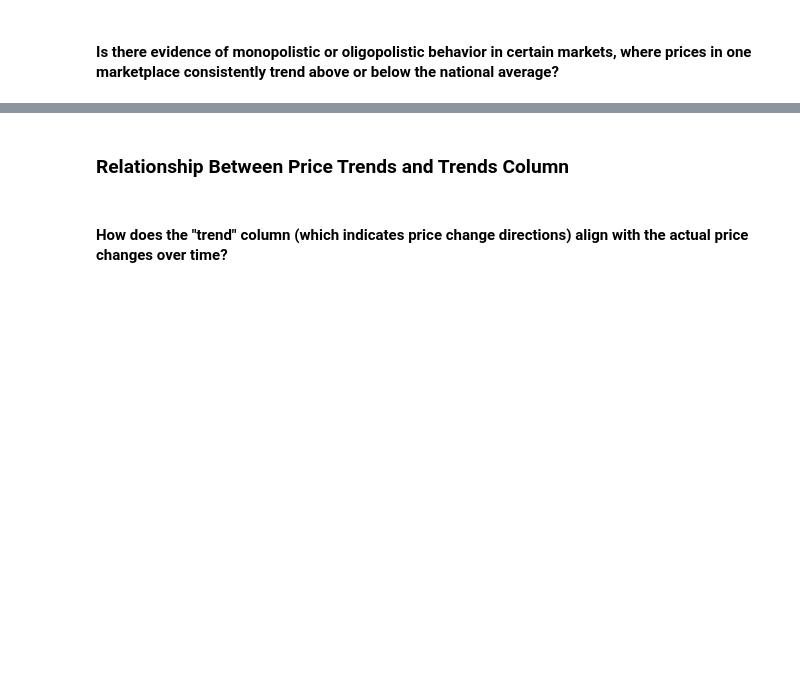
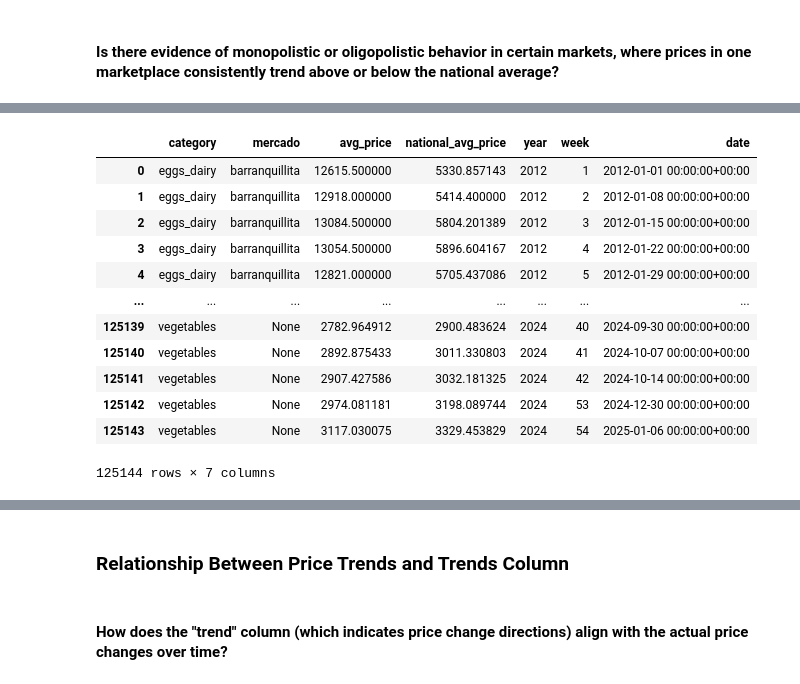
Before and after one commit to sebmatecho/sipsa_tracker, a Jupyter notebook: notebooks/EDA.ipynb, the cells around one changed output, grey strips where cells are left out. Saved outputs shown, nothing was run; the diff lists cells and outputs as text; code cells hidden in the pictures; blank space fills up the shorter version.

```diff
--- a/notebooks/EDA.ipynb
+++ b/notebooks/EDA.ipynb
@@ -1511,0 +1401,47 @@ plt.show()
+# %%
+query = """
+WITH category_avg AS (
+    SELECT
+        cn.english_category AS category,
+        AVG(pp.precio_medio) AS national_avg_price,
+        pp.anho AS year,
+        pp.semana_no AS week,
+        date_trunc('year', to_date(anho::text, 'YYYY')) + interval '1 week' * (semana_no - 1) AS date
+    FROM product_prices pp
+    LEFT JOIN category_names cn ON pp.categoria = cn.spanish_category
+    GROUP BY cn.english_category, pp.anho, pp.semana_no
+)
+SELECT
+    cn.english_category AS category,
+    pp.mercado,
+    AVG(pp.precio_medio) AS avg_price,
+    ca.national_avg_price,
+    pp.anho AS year,
+    pp.semana_no AS week,
+    date_trunc('year', to_date(anho::text, 'YYYY')) + interval '1 week' * (semana_no - 1) AS date
+FROM product_prices pp
+LEFT JOIN category_names cn ON pp.categoria = cn.spanish_category
+JOIN category_avg ca ON cn.english_category = ca.category AND pp.anho = ca.year AND pp.semana_no = ca.week
+GROUP BY cn.english_category, pp.mercado, ca.national_avg_price, pp.anho, pp.semana_no
+ORDER BY cn.english_category, pp.mercado, pp.anho, pp.semana_no;
+
+
+
+"""
+df_marketplaces  = run.queries_on_rds(query=query)
+# %%
+df_marketplaces
+# %% [output]
+|  | category | mercado | avg_price | national_avg_price | year | week | date |
+| 0 | eggs_dairy | barranquillita | 12615.500000 | 5330.857143 | 2012 | 1 | 2012-01-01 00:00:00+00:00 |
+| 1 | eggs_dairy | barranquillita | 12918.000000 | 5414.400000 | 2012 | 2 | 2012-01-08 00:00:00+00:00 |
+| 2 | eggs_dairy | barranquillita | 13084.500000 | 5804.201389 | 2012 | 3 | 2012-01-15 00:00:00+00:00 |
+| 3 | eggs_dairy | barranquillita | 13054.500000 | 5896.604167 | 2012 | 4 | 2012-01-22 00:00:00+00:00 |
+| 4 | eggs_dairy | barranquillita | 12821.000000 | 5705.437086 | 2012 | 5 | 2012-01-29 00:00:00+00:00 |
+| ... | ... | ... | ... | ... | ... | ... | ... |
+| 125139 | vegetables | None | 2782.964912 | 2900.483624 | 2024 | 40 | 2024-09-30 00:00:00+00:00 |
+| 125140 | vegetables | None | 2892.875433 | 3011.330803 | 2024 | 41 | 2024-10-07 00:00:00+00:00 |
+| 125141 | vegetables | None | 2907.427586 | 3032.181325 | 2024 | 42 | 2024-10-14 00:00:00+00:00 |
+| 125142 | vegetables | None | 2974.081181 | 3198.089744 | 2024 | 53 | 2024-12-30 00:00:00+00:00 |
+| 125143 | vegetables | None | 3117.030075 | 3329.453829 | 2024 | 54 | 2025-01-06 00:00:00+00:00 |
+125144 rows × 7 columns
```
Also changed, not shown: parts of 24 cells of this notebook, 3 other files.
